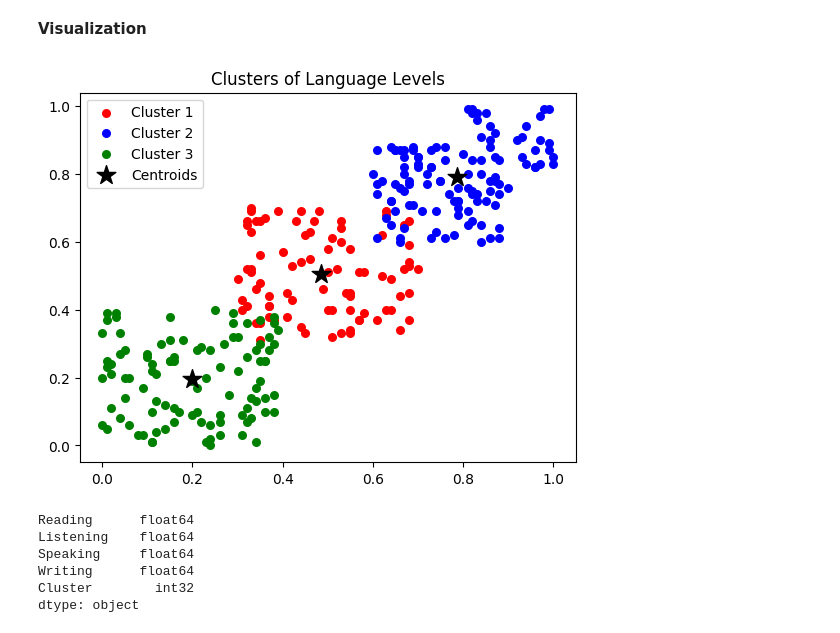
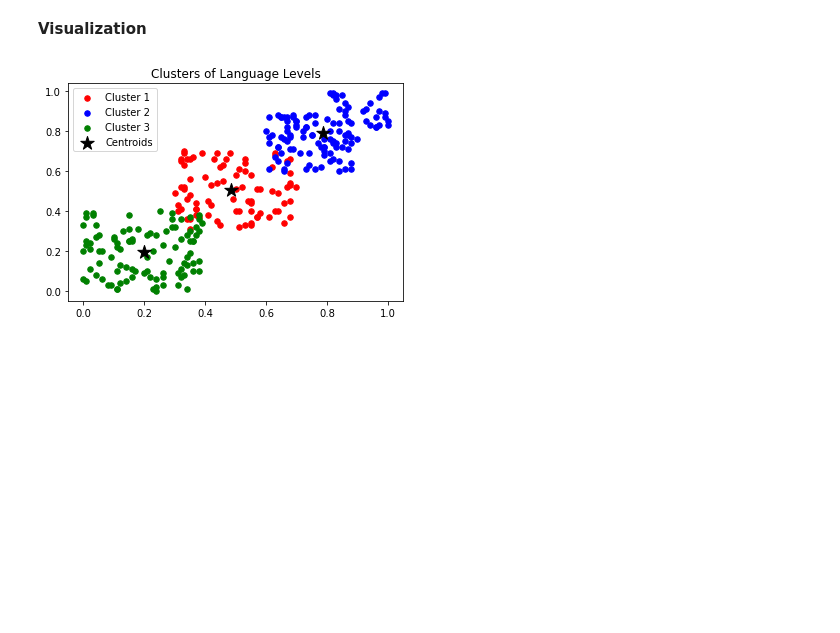
Before and after one commit to AndiraFaqih/Velocity, a Jupyter notebook: model/Language_Level.ipynb, the cells around one changed output. Saved outputs shown, nothing was run; the diff lists cells and outputs as text; code cells hidden in the pictures; blank space fills up the shorter version.

```diff
--- a/model/Language_Level.ipynb
+++ b/model/Language_Level.ipynb
@@ -74,7 +91,7 @@ wcss=[]
 # asumsi jumlah K berada di antara 1 sampai 10
 for i in range(1,10):
     kmeans = KMeans(n_clusters= i, init='k-means++', random_state=0)
-    kmeans.fit(x)
+    kmeans.fit(dataset)
     wcss.append(kmeans.inertia_)
 
 plt.plot(range(1, 10), wcss)
@@ -91,10 +108,10 @@ from sklearn.cluster import KMeans
 kmeans = KMeans(n_clusters=3)
 
 # fitting input data
-kmeans = kmeans.fit(x)
+kmeans = kmeans.fit(dataset)
 
 # mendapatkan cluster labels
-labels = kmeans.predict(x)
+labels = kmeans.predict(dataset)
 
 # mendapatkan nilai centroid
 centroids = kmeans.cluster_centers_
@@ -107,6 +124,6 @@ array([[0.1992    , 0.197     , 0.1495    , 0.1952    ],
 # %%
 kmeansmodel = KMeans(n_clusters= 3, init='k-means++', random_state=0)
-y_kmeans= kmeansmodel.fit_predict(x)
+y_kmeans= kmeansmodel.fit_predict(dataset)
 y_kmeans
 # %% [output]
 array([2, 2, 2, 2, 2, 2, 2, 2, 2, 2, 2, 2, 2, 2, 2, 2, 2, 2, 2, 2, 2, 2,
@@ -142,2 +143,5 @@ x
+# %%
+pred = y_kmeans
+dataset['Cluster'] = pred
 # %%
 # jumlah anggota masing-masing cluster
@@ -155,25 +160,16 @@ silhouette_score(x, labels)
 **Visualization**
 # %%
 #Visualizing all the clusters
-x = np.array(x)
-plt.scatter(x[pred == 0, 0], x[pred == 0, 1], s = 30, c = 'red', label = 'Cluster 1')
-plt.scatter(x[pred == 1, 0], x[pred == 1, 1], s = 30, c = 'blue', label = 'Cluster 2')
-plt.scatter(x[pred == 2, 0], x[pred == 2, 1], s = 30, c = 'green', label = 'Cluster 3')
+dataset = dataset.values
+plt.scatter(dataset[pred == 0, 0], dataset[pred == 0, 1], s = 30, c = 'red', label = 'Cluster 1')
+plt.scatter(dataset[pred == 1, 0], dataset[pred == 1, 1], s = 30, c = 'blue', label = 'Cluster 2')
+plt.scatter(dataset[pred == 2, 0], dataset[pred == 2, 1], s = 30, c = 'green', label = 'Cluster 3')
 plt.scatter(kmeans.cluster_centers_[:, 0], kmeans.cluster_centers_[:, 1], s=200, c='black', label='Centroids',marker = '*')
 plt.title('Clusters of Language Levels')
 plt.legend()
 plt.show()
 # %% [output]
-[figure, old version]
+[figure, new version]
-# %%
-dataset.dtypes
-# %% [output]
-Reading      float64
-Listening    float64
-Speaking     float64
-Writing      float64
-Cluster        int32
-dtype: object
 # %%
 # Serializing the model
 import pickle
```
Also changed, not shown: parts of 11 cells of this notebook, 1 other file.
